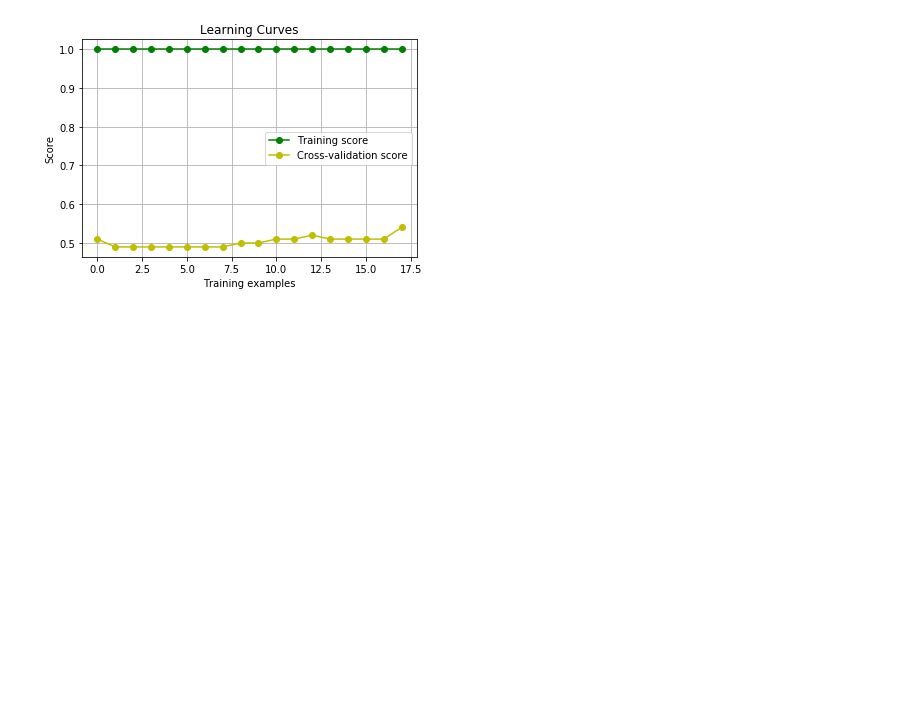
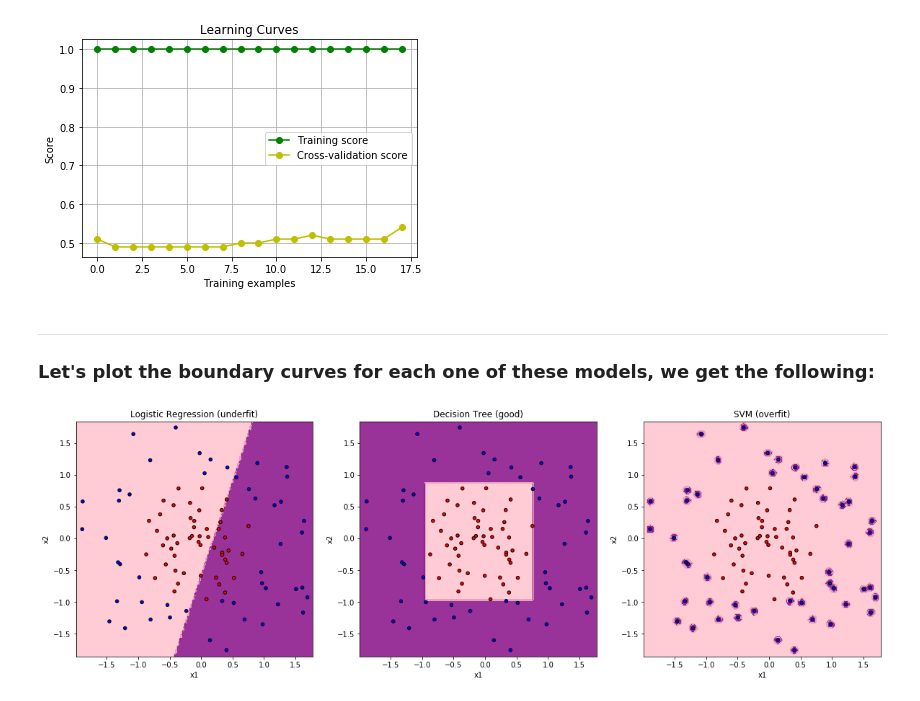
Before and after one commit to dylan-shao/ML-DS-Udacity_Data_Scientist_Nanodegree, a Jupyter notebook: Supervised Learning/Learning Curves/Learning Curves.ipynb, the cells around one changed output. Drawn from its saved outputs; the diff is of its cells as text; code cells hidden in the pictures; blank space fills up the shorter version.

Commit message:
plot boundary curves

```diff
--- a/Supervised Learning/Learning Curves/Learning Curves.ipynb
+++ b/Supervised Learning/Learning Curves/Learning Curves.ipynb
@@ -118,3 +118,69 @@ draw_learning_curves(X2,y2, svm, 18)
 # as we can see below, this svm is overifit
 # %% [output]
 [figure]
+# %% [markdown]
+-------
+### Let's plot the boundary curves for each one of these models, we get the following:
+# %%
+import matplotlib.pyplot as pl
+
+def make_meshgrid(x, y, h=.02):
+    """Create a mesh of points to plot in
+
+    Parameters
+    ----------
+    x: data to base x-axis meshgrid on
+    y: data to base y-axis meshgrid on
+    h: stepsize for meshgrid, optional
+
+    Returns
+    -------
+    xx, yy : ndarray
+    """
+    x_min, x_max = x.min() - 0.1, x.max() + 0.1
+    y_min, y_max = y.min() - 0.1, y.max() + 0.1
+    xx, yy = np.meshgrid(np.arange(x_min, x_max, h),
+                         np.arange(y_min, y_max, h))
+    return xx, yy
+
+def plot_contours(ax, clf, xx, yy, **params):
+    """Plot the decision boundaries for a classifier.
+
+    Parameters
+    ----------
+    ax: matplotlib axes object
+    clf: a classifier
+    xx: meshgrid ndarray
+    yy: meshgrid ndarray
+    params: dictionary of params to pass to contourf, optional
+    """
+    Z = clf.predict(np.c_[xx.ravel(), yy.ravel()])
+    Z = Z.reshape(xx.shape)
+    out = ax.contourf(xx, yy, Z, **params)
+    return out
+
+# Create figure
+fig, ax1 = pl.subplots(1, 3, figsize = (20,6),sharex =True)
+
+learners = [lr, dt, svm]
+titles = ['Logistic Regression (underfit)', 'Decision Tree (good)', 'SVM (overfit)']
+# Super loop to plot four panels of data
+for k, learner in enumerate(learners):
+    learner.fit(X,y)
+    clf = learner
+
+
+    X0, X1 = X[:, 0], X[:, 1]
+    xx, yy = make_meshgrid(X0, X1)
+    ax = ax1[k]
+
+    plot_contours(ax, clf, xx, yy, colors=['purple', 'pink'], alpha=0.8)
+
+    ax.scatter(X0, X1, c=y, cmap=ListedColormap(['blue', 'red']), s=20, edgecolors='k')
+    ax.set_xlim(xx.min(), xx.max())
+    ax.set_ylim(yy.min(), yy.max())
+    ax.set_xlabel('x1')
+    ax.set_ylabel('x2')
+    ax.set_title(titles[k])
+# %% [output]
+[figure, added]
```
Also changed, not shown: 6 other files.
